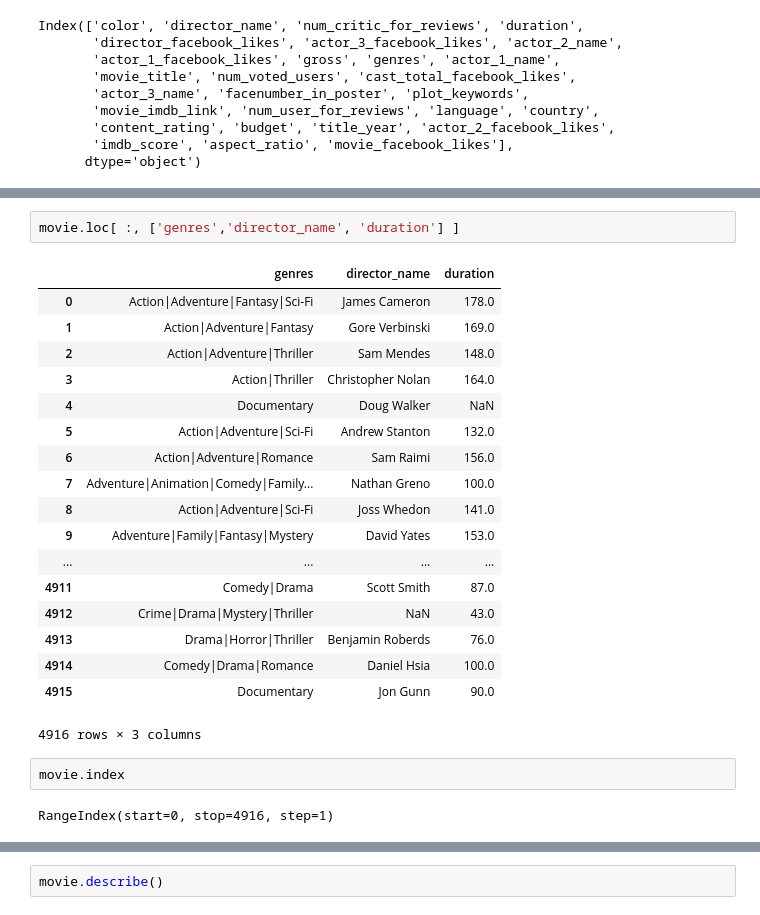
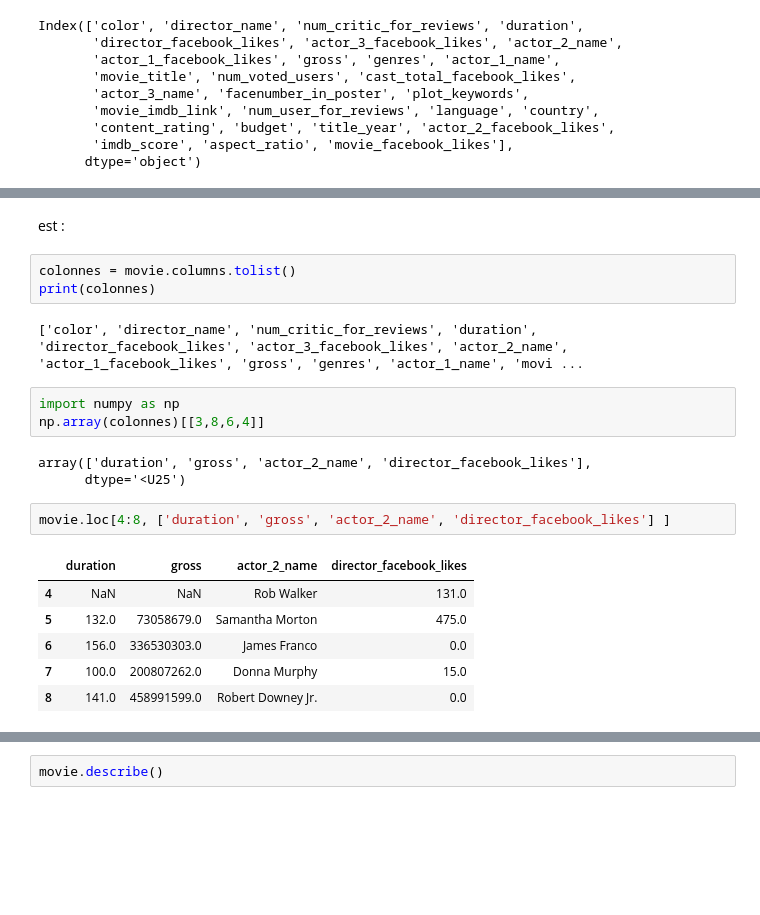
Before and after one commit to kevindegila/data-analyst, a Jupyter notebook: 03_01_Manipulation_des_donnees_avec_Pandas.ipynb, the cells around one changed output, grey strips where cells are left out. Cells and saved outputs as stored; diff of their text form; blank space fills up the shorter version.

```diff
--- a/03_01_Manipulation_des_donnees_avec_Pandas.ipynb
+++ b/03_01_Manipulation_des_donnees_avec_Pandas.ipynb
@@ -265,25 +438,22 @@ Name: director_name, Length: 4916, dtype: object
+# %% [markdown]
+est :
+# %%
+colonnes = movie.columns.tolist()
+print(colonnes)
+# %% [output]
+['color', 'director_name', 'num_critic_for_reviews', 'duration', 'director_facebook_likes', 'actor_3_facebook_likes', 'actor_2_name', 'actor_1_facebook_likes', 'gross', 'genres', 'actor_1_name', 'movi ...
+# %%
+import numpy as np
+np.array(colonnes)[[3,8,6,4]]
+# %% [output]
+array(['duration', 'gross', 'actor_2_name', 'director_facebook_likes'],
+      dtype='<U25')
 # %%
-movie.loc[ :, ['genres','director_name', 'duration'] ]
+movie.loc[4:8, ['duration', 'gross', 'actor_2_name', 'director_facebook_likes'] ]
 # %% [output]
-|  | genres | director_name | duration |
-| 0 | Action|Adventure|Fantasy|Sci-Fi | James Cameron | 178.0 |
-| 1 | Action|Adventure|Fantasy | Gore Verbinski | 169.0 |
-| 2 | Action|Adventure|Thriller | Sam Mendes | 148.0 |
-| 3 | Action|Thriller | Christopher Nolan | 164.0 |
-| 4 | Documentary | Doug Walker | NaN |
-| 5 | Action|Adventure|Sci-Fi | Andrew Stanton | 132.0 |
-| 6 | Action|Adventure|Romance | Sam Raimi | 156.0 |
-| 7 | Adventure|Animation|Comedy|Family... | Nathan Greno | 100.0 |
-| 8 | Action|Adventure|Sci-Fi | Joss Whedon | 141.0 |
-| 9 | Adventure|Family|Fantasy|Mystery | David Yates | 153.0 |
-| ... | ... | ... | ... |
-| 4911 | Comedy|Drama | Scott Smith | 87.0 |
-| 4912 | Crime|Drama|Mystery|Thriller | NaN | 43.0 |
-| 4913 | Drama|Horror|Thriller | Benjamin Roberds | 76.0 |
-| 4914 | Comedy|Drama|Romance | Daniel Hsia | 100.0 |
-| 4915 | Documentary | Jon Gunn | 90.0 |
+|  | duration | gross | actor_2_name | director_facebook_likes |
+| 4 | NaN | NaN | Rob Walker | 131.0 |
+| 5 | 132.0 | 73058679.0 | Samantha Morton | 475.0 |
+| 6 | 156.0 | 336530303.0 | James Franco | 0.0 |
+| 7 | 100.0 | 200807262.0 | Donna Murphy | 15.0 |
+| 8 | 141.0 | 458991599.0 | Robert Downey Jr. | 0.0 |
-4916 rows × 3 columns
-# %%
-movie.index
-# %% [output]
-RangeIndex(start=0, stop=4916, step=1)
```
Also changed, not shown: parts of 82 cells of this notebook, 1 other file.
